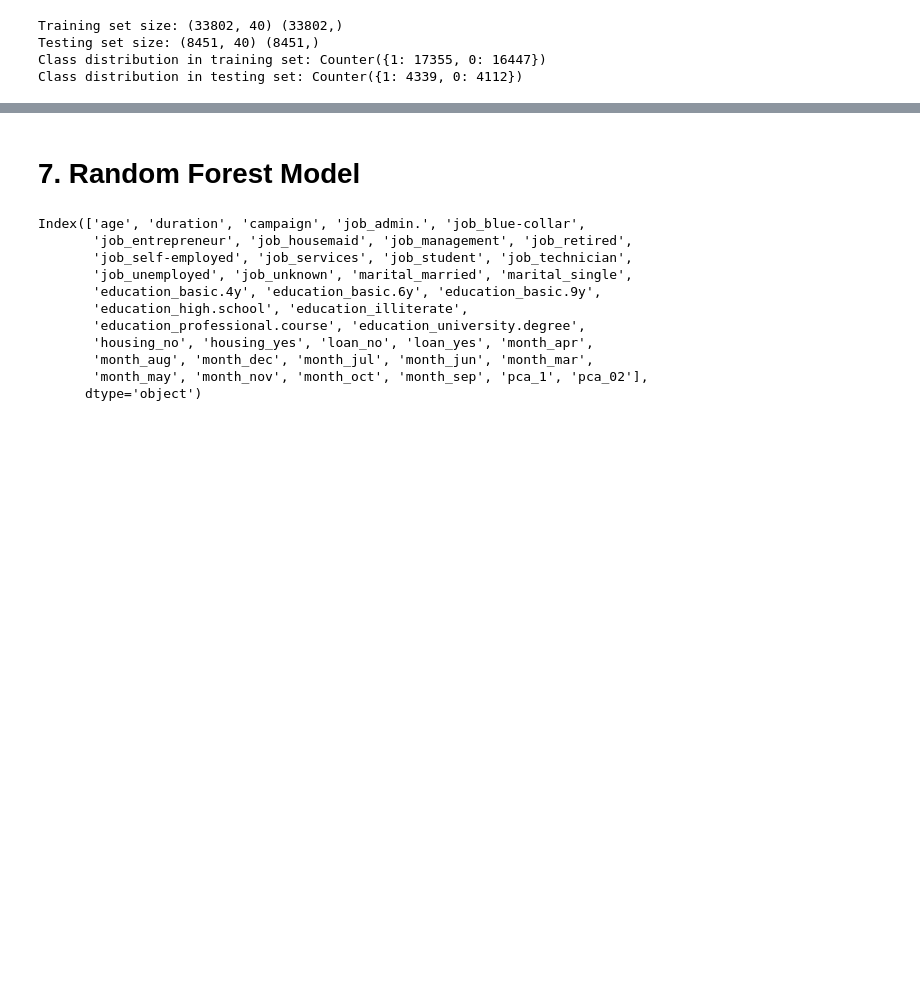
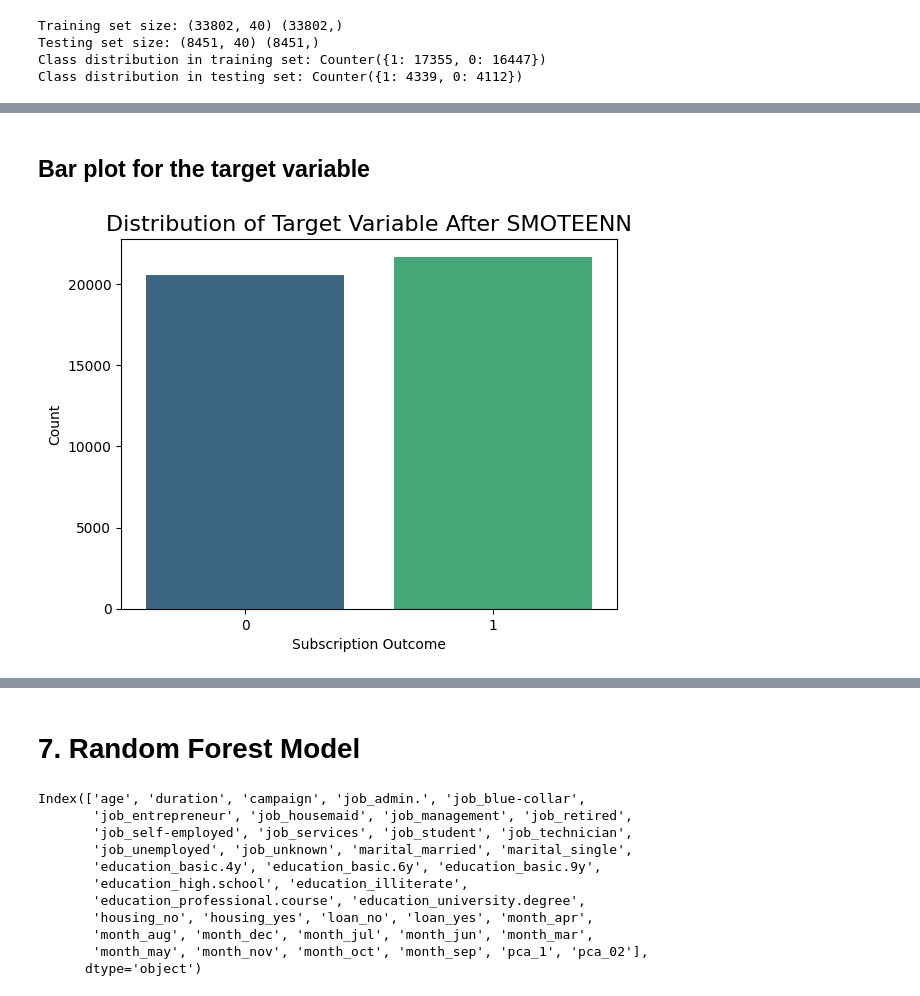
Before and after one commit to vihanga-induwara/Bank-Marketing, a Jupyter notebook: new_CM2604.ipynb, the cells around one changed output, grey strips where cells are left out. Drawn from its saved outputs; the diff is of its cells as text; code cells hidden in the pictures; blank space fills up the shorter version.

```diff
--- a/new_CM2604.ipynb
+++ b/new_CM2604.ipynb
@@ -1302,0 +1310,11 @@ Class distribution in testing set: Counter({1: 4339, 0: 4112})
+# %% [markdown]
+## **Bar plot for the target variable**
+# %%
+# Bar plot for the target variable after SMOTEENN
+sns.countplot(x=y_smoteenn, palette='viridis')
+plt.title('Distribution of Target Variable After SMOTEENN', fontsize=16)
+plt.xlabel('Subscription Outcome')
+plt.ylabel('Count')
+plt.show()
+# %% [output]
+[figure, added]
```
Also changed, not shown: parts of 35 cells of this notebook.
